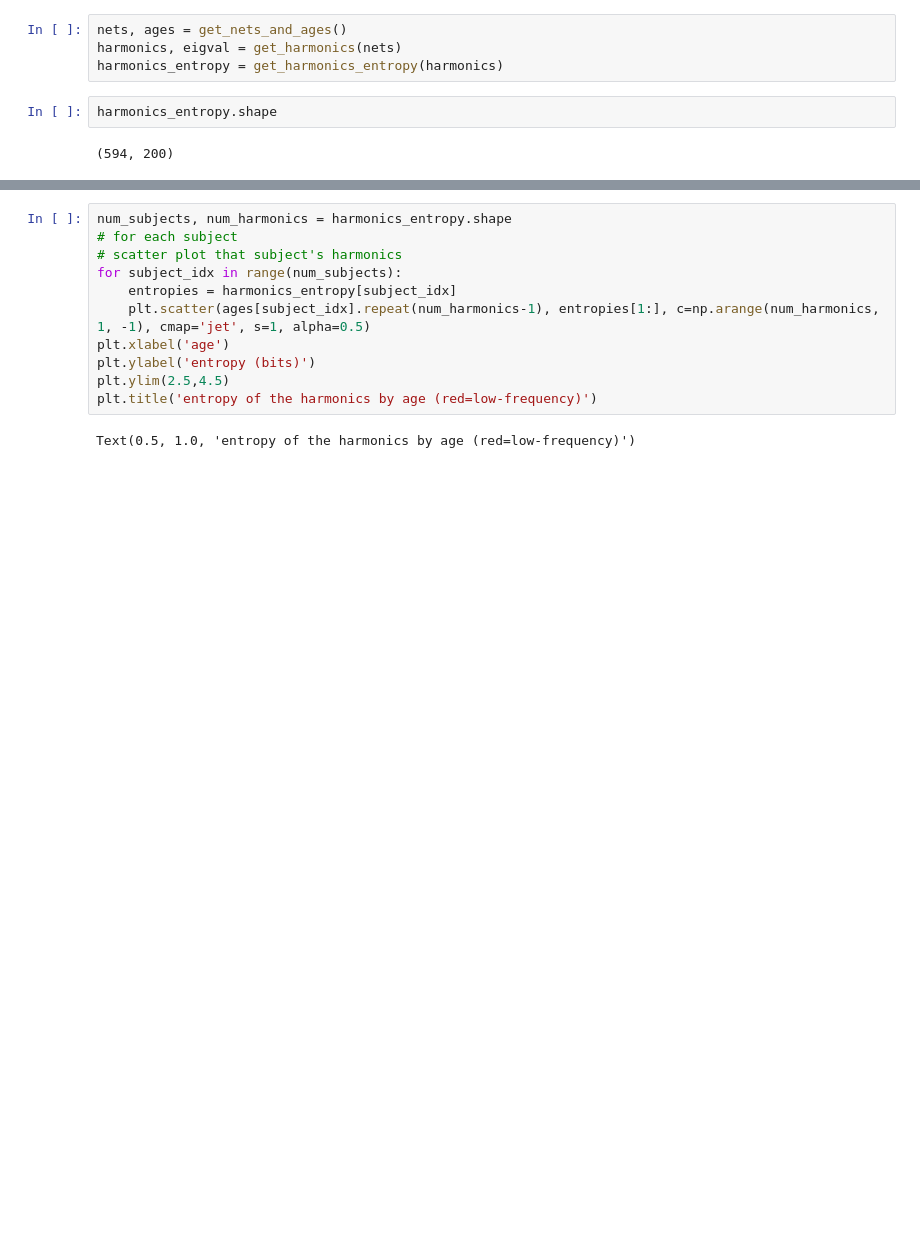
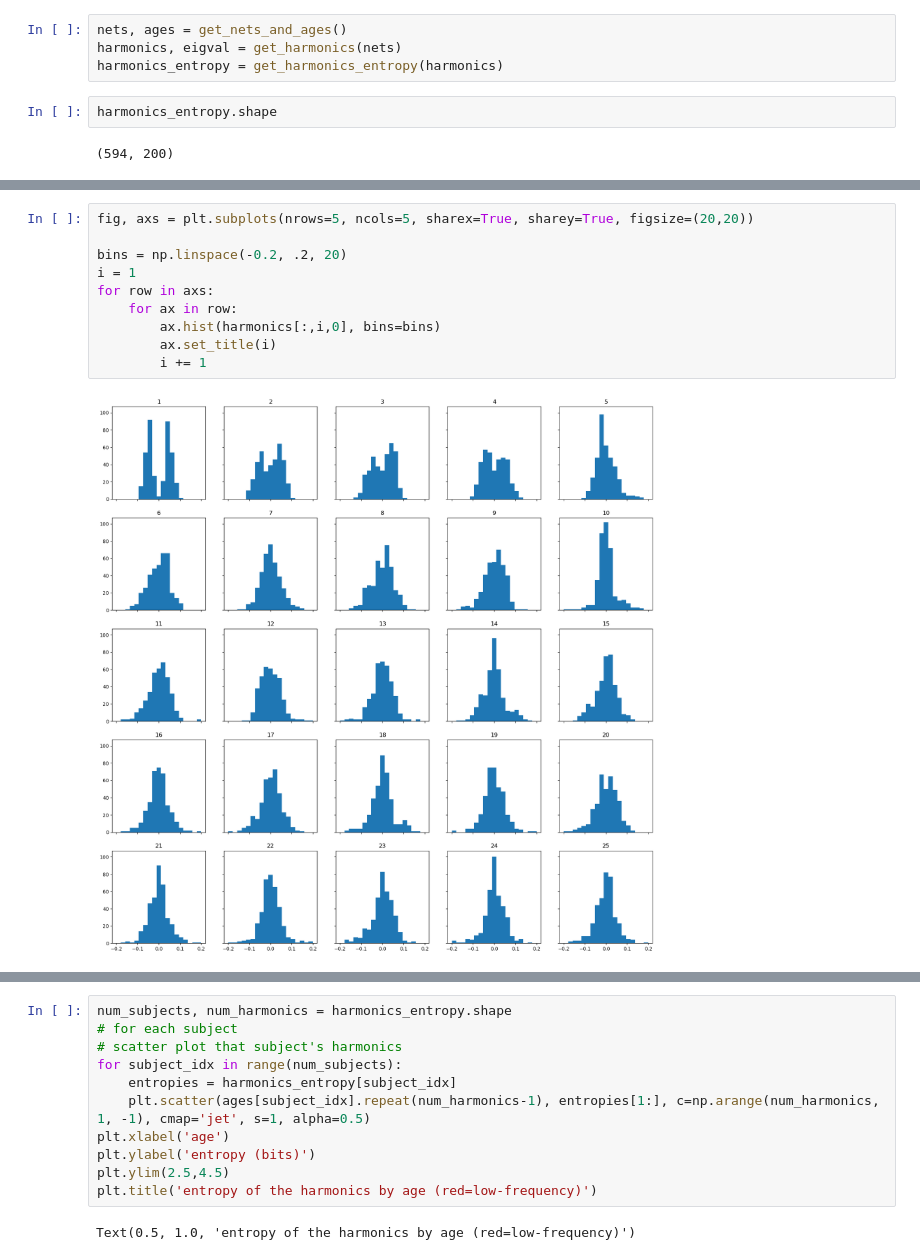
Before and after one commit to tristan-kiersarsky/connectome-harmonics, a Jupyter notebook: notebooks/age-vs-entropy.ipynb, the cells around one changed output, grey strips where cells are left out. Saved outputs shown, nothing was run; the diff lists cells and outputs as text; blank space fills up the shorter version.

```diff
--- a/notebooks/age-vs-entropy.ipynb
+++ b/notebooks/age-vs-entropy.ipynb
@@ -17,0 +27,12 @@ harmonics_entropy.shape
+# %%
+fig, axs = plt.subplots(nrows=5, ncols=5, sharex=True, sharey=True, figsize=(20,20))
+
+bins = np.linspace(-0.2, .2, 20)
+i = 1
+for row in axs:
+    for ax in row:
+        ax.hist(harmonics[:,i,0], bins=bins)
+        ax.set_title(i)
+        i += 1
+# %% [output]
+[figure, added]
```
Also changed, not shown: parts of 5 cells of this notebook, 5 other files.
